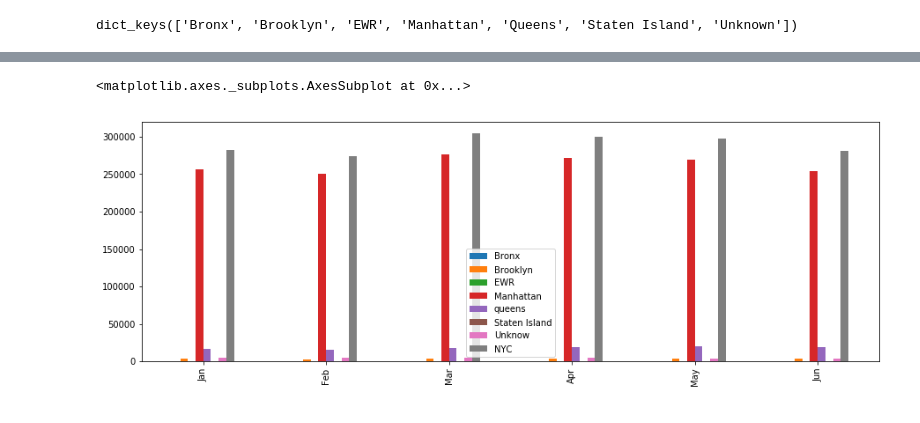
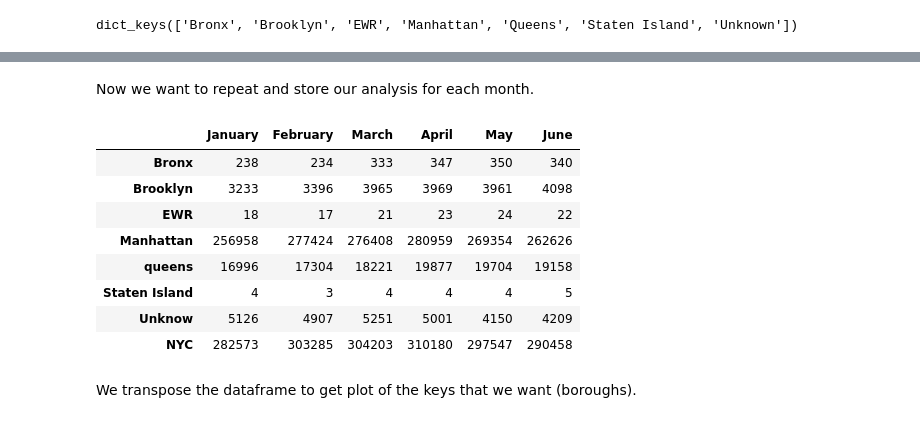
Before and after one commit to EgonFerri/ADM-HM2, a Jupyter notebook: HMW2 (RQ1-First draft).ipynb, the cells around one changed output, grey strips where cells are left out. Saved outputs shown, nothing was run; the diff lists cells and outputs as text; code cells hidden in the pictures.

```diff
--- a/HMW2 (RQ1-First draft).ipynb
+++ b/HMW2 (RQ1-First draft).ipynb
@@ -319,6 +278,2 @@ df_tra['NYC'].plot(kind='bar', figsize=(15,5), color='red')
-# %%
-#graph of taxis taken in New York in each month in each borough
-df_tra.plot(kind='bar', figsize=(15,5))
-# %% [output]
-<matplotlib.axes._subplots.AxesSubplot at 0x...>
-[figure, removed]
+# %% [markdown]
+Now we want to repeat and store our analysis for each month.
@@ -324,0 +308,14 @@ df_tra.plot(kind='bar', figsize=(15,5))
+# %%
+df
+# %% [output]
+|  | January | February | March | April | May | June |
+| Bronx | 238 | 234 | 333 | 347 | 350 | 340 |
+| Brooklyn | 3233 | 3396 | 3965 | 3969 | 3961 | 4098 |
+| EWR | 18 | 17 | 21 | 23 | 24 | 22 |
+| Manhattan | 256958 | 277424 | 276408 | 280959 | 269354 | 262626 |
+| queens | 16996 | 17304 | 18221 | 19877 | 19704 | 19158 |
+| Staten Island | 4 | 3 | 4 | 4 | 4 | 5 |
+| Unknow | 5126 | 4907 | 5251 | 5001 | 4150 | 4209 |
+| NYC | 282573 | 303285 | 304203 | 310180 | 297547 | 290458 |
+# %% [markdown]
+We transpose the dataframe to get plot of the keys that we want (boroughs).
```
Also changed, not shown: parts of 59 cells of this notebook.
